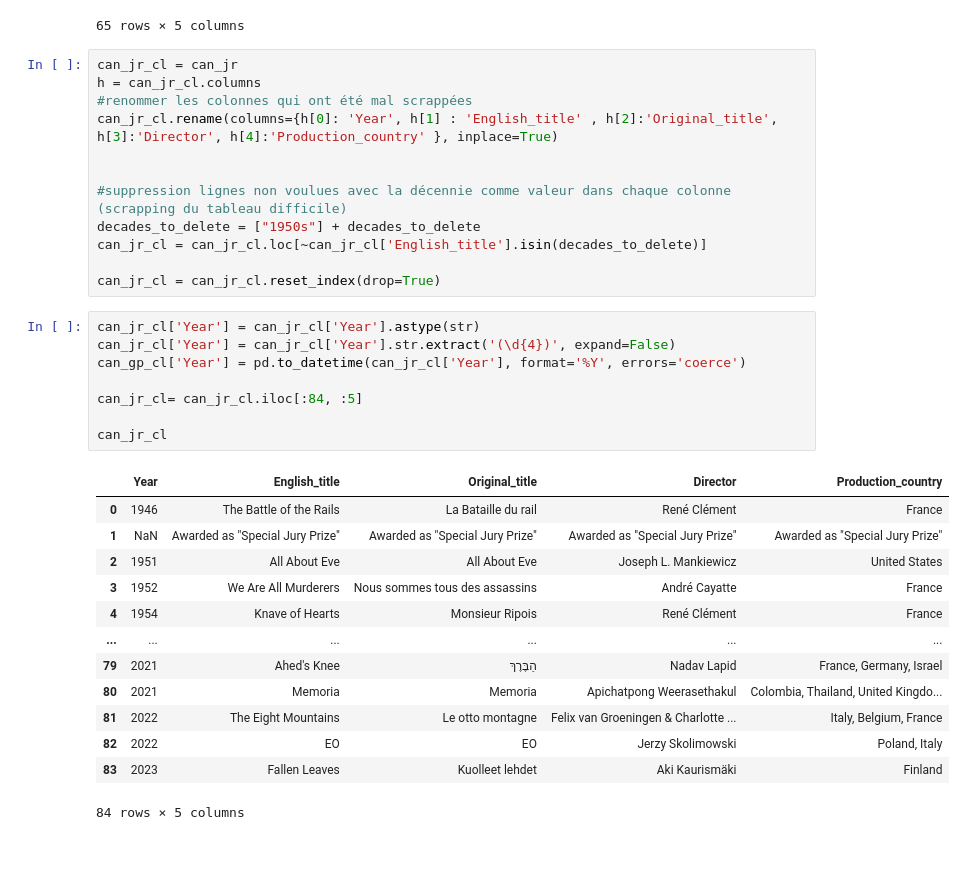
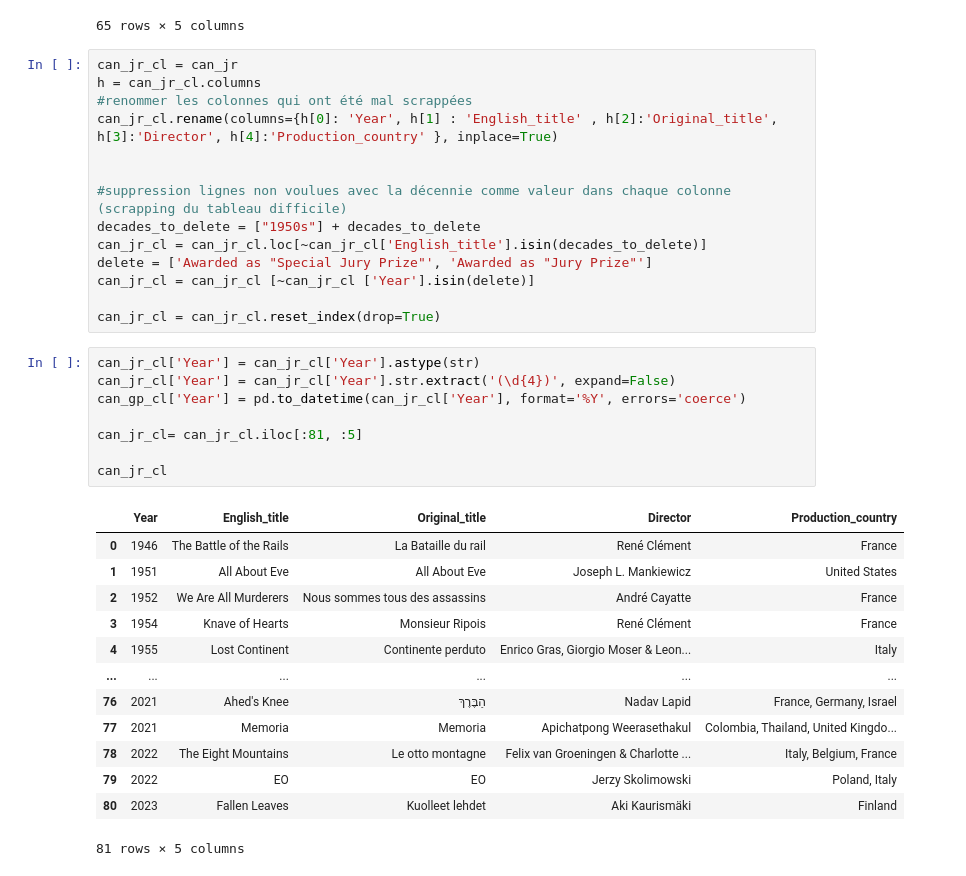
Before and after one commit to itsreivilo/movies, a Jupyter notebook: cleaning_data/cleaning_awards.ipynb, the cells around one changed output. Cells and saved outputs as stored; diff of their text form.

```diff
--- a/cleaning_data/cleaning_awards.ipynb
+++ b/cleaning_data/cleaning_awards.ipynb
@@ -260,27 +260,29 @@ can_jr_cl.rename(columns={h[0]: 'Year', h[1] : 'English_title' , h[2]:'Original_
 #suppression lignes non voulues avec la décennie comme valeur dans chaque colonne (scrapping du tableau difficile)
 decades_to_delete = ["1950s"] + decades_to_delete
 can_jr_cl = can_jr_cl.loc[~can_jr_cl['English_title'].isin(decades_to_delete)]
+delete = ['Awarded as "Special Jury Prize"', 'Awarded as "Jury Prize"']
+can_jr_cl = can_jr_cl [~can_jr_cl ['Year'].isin(delete)]
 
 can_jr_cl = can_jr_cl.reset_index(drop=True)
 # %%
 can_jr_cl['Year'] = can_jr_cl['Year'].astype(str)
 can_jr_cl['Year'] = can_jr_cl['Year'].str.extract('(\d{4})', expand=False)
 can_gp_cl['Year'] = pd.to_datetime(can_jr_cl['Year'], format='%Y', errors='coerce')
 
-can_jr_cl= can_jr_cl.iloc[:84, :5]
+can_jr_cl= can_jr_cl.iloc[:81, :5]
 
 can_jr_cl
 # %% [output]
 |  | Year | English_title | Original_title | Director | Production_country |
 | 0 | 1946 | The Battle of the Rails | La Bataille du rail | René Clément | France |
-| 1 | NaN | Awarded as "Special Jury Prize" | Awarded as "Special Jury Prize" | Awarded as "Special Jury Prize" | Awarded as "Special Jury Prize" |
-| 2 | 1951 | All About Eve | All About Eve | Joseph L. Mankiewicz | United States |
-| 3 | 1952 | We Are All Murderers | Nous sommes tous des assassins | André Cayatte | France |
-| 4 | 1954 | Knave of Hearts | Monsieur Ripois | René Clément | France |
+| 1 | 1951 | All About Eve | All About Eve | Joseph L. Mankiewicz | United States |
+| 2 | 1952 | We Are All Murderers | Nous sommes tous des assassins | André Cayatte | France |
+| 3 | 1954 | Knave of Hearts | Monsieur Ripois | René Clément | France |
+| 4 | 1955 | Lost Continent | Continente perduto | Enrico Gras, Giorgio Moser & Leon... | Italy |
 | ... | ... | ... | ... | ... | ... |
-| 79 | 2021 | Ahed's Knee | הַבֶּרֶךְ | Nadav Lapid | France, Germany, Israel |
-| 80 | 2021 | Memoria | Memoria | Apichatpong Weerasethakul | Colombia, Thailand, United Kingdo... |
-| 81 | 2022 | The Eight Mountains | Le otto montagne | Felix van Groeningen & Charlotte ... | Italy, Belgium, France |
-| 82 | 2022 | EO | EO | Jerzy Skolimowski | Poland, Italy |
-| 83 | 2023 | Fallen Leaves | Kuolleet lehdet | Aki Kaurismäki | Finland |
+| 76 | 2021 | Ahed's Knee | הַבֶּרֶךְ | Nadav Lapid | France, Germany, Israel |
+| 77 | 2021 | Memoria | Memoria | Apichatpong Weerasethakul | Colombia, Thailand, United Kingdo... |
+| 78 | 2022 | The Eight Mountains | Le otto montagne | Felix van Groeningen & Charlotte ... | Italy, Belgium, France |
+| 79 | 2022 | EO | EO | Jerzy Skolimowski | Poland, Italy |
+| 80 | 2023 | Fallen Leaves | Kuolleet lehdet | Aki Kaurismäki | Finland |
-84 rows × 5 columns
+81 rows × 5 columns
```
